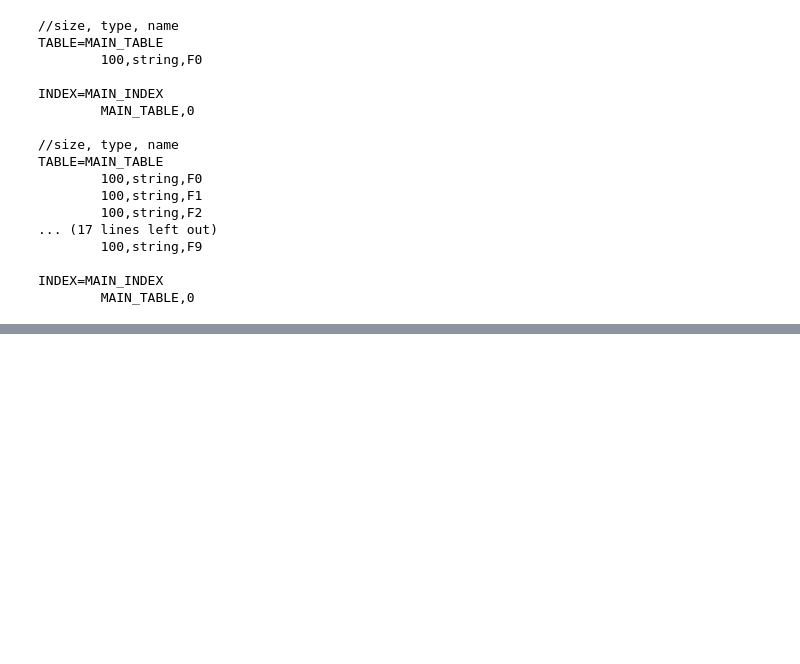
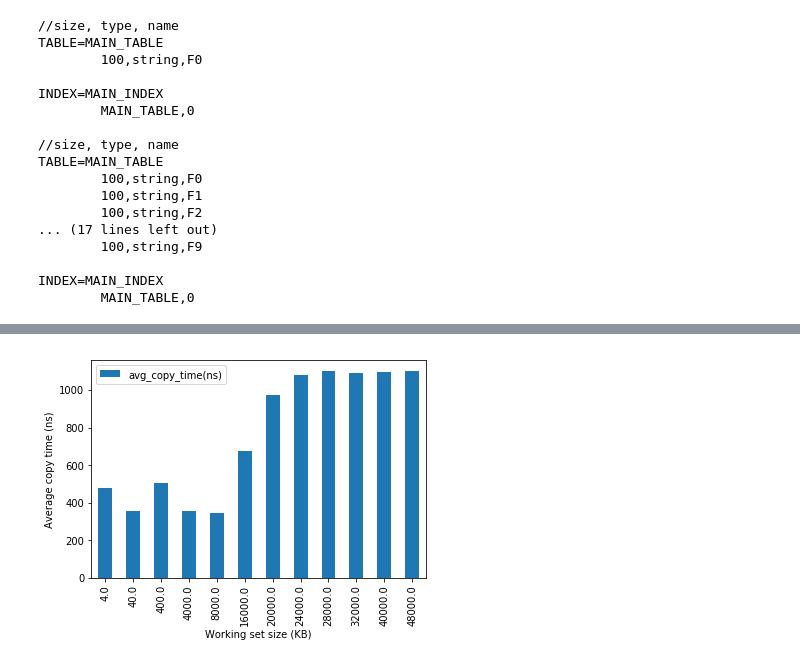
Before and after one commit to qadahtm/deneva, a Jupyter notebook: pynb/QueCC.ipynb, the cells around one changed output, grey strips where cells are left out. Cells and saved outputs as stored; diff of their text form; code cells hidden in the pictures; blank space fills up the shorter version.

```diff
--- a/pynb/QueCC.ipynb
+++ b/pynb/QueCC.ipynb
@@ -4740,0 +4935,66 @@ INDEX=MAIN_INDEX
+# %%
+import matplotlib.ticker as ticker
+data_lines = ['rec_cnt=1,copying_ticks=1553080,time=0.000647,avg_copy_ticks=1516,avg_copy_time(ns)=631.949870,total_copy_cnt=1024',
+'rec_cnt=10,copying_ticks=9301275,time=0.003876,avg_copy_ticks=908,avg_copy_time(ns)=378.469849,total_copy_cnt=10240',
+'rec_cnt=100,copying_ticks=127846605,time=0.053269,avg_copy_ticks=1248,avg_copy_time(ns)=520.209167,total_copy_cnt=102400',
+'rec_cnt=1000,copying_ticks=847274880,time=0.353031,avg_copy_ticks=827,avg_copy_time(ns)=344.757031,total_copy_cnt=1024000',
+'rec_cnt=2000,copying_ticks=1745370971,time=0.727238,avg_copy_ticks=852,avg_copy_time(ns)=355.096633,total_copy_cnt=2048000',
+'rec_cnt=4000,copying_ticks=6707359252,time=2.794733,avg_copy_ticks=1637,avg_copy_time(ns)=682.307867,total_copy_cnt=4096000',
+'rec_cnt=5000,copying_ticks=11793020615,time=4.913759,avg_copy_ticks=2303,avg_copy_time(ns)=959.718475,total_copy_cnt=5120000',
+'rec_cnt=6000,copying_ticks=15996888215,time=6.665370,avg_copy_ticks=2603,avg_copy_time(ns)=1084.858413,total_copy_cnt=6144000',
+'rec_cnt=7000,copying_ticks=19060506178,time=7.941878,avg_copy_ticks=2659,avg_copy_time(ns)=1107.962831,total_copy_cnt=7168000',
+'rec_cnt=8000,copying_ticks=21475100589,time=8.947959,avg_copy_ticks=2621,avg_copy_time(ns)=1092.280100,total_copy_cnt=8192000',
+'rec_cnt=10000,copying_ticks=27059990173,time=11.274996,avg_copy_ticks=2642,avg_copy_time(ns)=1101.073819,total_copy_cnt=10240000',
+'rec_cnt=12000,copying_ticks=32765831992,time=13.652430,avg_copy_ticks=2666,avg_copy_time(ns)=1111.037597,total_copy_cnt=12288000',
+'rec_cnt=1,copying_ticks=927333,time=0.000386,avg_copy_ticks=905,avg_copy_time(ns)=377.332764,total_copy_cnt=1024',
+'rec_cnt=10,copying_ticks=8489494,time=0.003537,avg_copy_ticks=829,avg_copy_time(ns)=345.438395,total_copy_cnt=10240',
+'rec_cnt=100,copying_ticks=112206411,time=0.046753,avg_copy_ticks=1095,avg_copy_time(ns)=456.569055,total_copy_cnt=102400',
+'rec_cnt=1000,copying_ticks=827637642,time=0.344849,avg_copy_ticks=808,avg_copy_time(ns)=336.766619,total_copy_cnt=1024000',
+'rec_cnt=2000,copying_ticks=1614659507,time=0.672775,avg_copy_ticks=788,avg_copy_time(ns)=328.503318,total_copy_cnt=2048000',
+'rec_cnt=4000,copying_ticks=6357585649,time=2.648994,avg_copy_ticks=1552,avg_copy_time(ns)=646.727056,total_copy_cnt=4096000',
+'rec_cnt=5000,copying_ticks=11958322108,time=4.982634,avg_copy_ticks=2335,avg_copy_time(ns)=973.170744,total_copy_cnt=5120000',
+'rec_cnt=6000,copying_ticks=15812399459,time=6.588500,avg_copy_ticks=2573,avg_copy_time(ns)=1072.346969,total_copy_cnt=6144000',
+'rec_cnt=7000,copying_ticks=18795729298,time=7.831554,avg_copy_ticks=2622,avg_copy_time(ns)=1092.571690,total_copy_cnt=7168000',
+'rec_cnt=8000,copying_ticks=21278297223,time=8.865957,avg_copy_ticks=2597,avg_copy_time(ns)=1082.270163,total_copy_cnt=8192000',
+'rec_cnt=10000,copying_ticks=26861932232,time=11.192472,avg_copy_ticks=2623,avg_copy_time(ns)=1093.014821,total_copy_cnt=10240000',
+'rec_cnt=12000,copying_ticks=32589764206,time=13.579068,avg_copy_ticks=2652,avg_copy_time(ns)=1105.067417,total_copy_cnt=12288000',
+'rec_cnt=1,copying_ticks=1041072,time=0.000434,avg_copy_ticks=1016,avg_copy_time(ns)=423.613281,total_copy_cnt=1024',
+'rec_cnt=10,copying_ticks=8586882,time=0.003578,avg_copy_ticks=838,avg_copy_time(ns)=349.401123,total_copy_cnt=10240',
+'rec_cnt=100,copying_ticks=132695593,time=0.055290,avg_copy_ticks=1295,avg_copy_time(ns)=539.939750,total_copy_cnt=102400',
+'rec_cnt=1000,copying_ticks=938330153,time=0.390971,avg_copy_ticks=916,avg_copy_time(ns)=381.807517,total_copy_cnt=1024000',
+'rec_cnt=2000,copying_ticks=1698881109,time=0.707867,avg_copy_ticks=829,avg_copy_time(ns)=345.638246,total_copy_cnt=2048000',
+'rec_cnt=4000,copying_ticks=6783066985,time=2.826278,avg_copy_ticks=1656,avg_copy_time(ns)=690.009255,total_copy_cnt=4096000',
+'rec_cnt=5000,copying_ticks=12228834643,time=5.095348,avg_copy_ticks=2388,avg_copy_time(ns)=995.185111,total_copy_cnt=5120000',
+'rec_cnt=6000,copying_ticks=15896978889,time=6.623741,avg_copy_ticks=2587,avg_copy_time(ns)=1078.082878,total_copy_cnt=6144000',
+'rec_cnt=7000,copying_ticks=18946633549,time=7.894431,avg_copy_ticks=2643,avg_copy_time(ns)=1101.343561,total_copy_cnt=7168000',
+'rec_cnt=8000,copying_ticks=21455748408,time=8.939895,avg_copy_ticks=2619,avg_copy_time(ns)=1091.295797,total_copy_cnt=8192000',
+'rec_cnt=10000,copying_ticks=27000256021,time=11.250107,avg_copy_ticks=2636,avg_copy_time(ns)=1098.643230,total_copy_cnt=10240000',
+'rec_cnt=12000,copying_ticks=32246762762,time=13.436151,avg_copy_ticks=2624,avg_copy_time(ns)=1093.436780,total_copy_cnt=12288000']
+
+
+data = {'rec_cnt':[],
+        'copying_ticks':[],
+        'time':[],
+        'avg_copy_ticks':[],
+        'avg_copy_time(ns)':[],
+        'copying_ticks':[],
+        'total_copy_cnt':[]
+       }
+for l in data_lines:
+    for pair in l.split(','):
+        a = pair.split('=')
+        if a[0] == 'rec_cnt':
+            data[a[0]].append(int(a[1]))
+        else:
+            data[a[0]].append(float(a[1]))
+df = pd.DataFrame(data)
+df['working_set_size'] = (df['rec_cnt']*4096)/1024
+df['working_set_size'].apply(int)
+df  = df.groupby('working_set_size').agg({'avg_copy_time(ns)':'mean'})
+# df.plot.bar(x='rec_cnt',y='avg_copy_time(ns)')
+ax = df.plot(kind='bar')
+# ax.xaxis.set_major_formatter(ticker.FormatStrFormatter('%dK'))
+ax.set_xlabel("Working set size (KB)")
+ax.set_ylabel("Average copy time (ns)")
+df
+# %% [output]
@@ -4740,0 +5015 @@ INDEX=MAIN_INDEX
+[figure, added]
```
Also changed, not shown: parts of 9 cells of this notebook, 32 other files.
